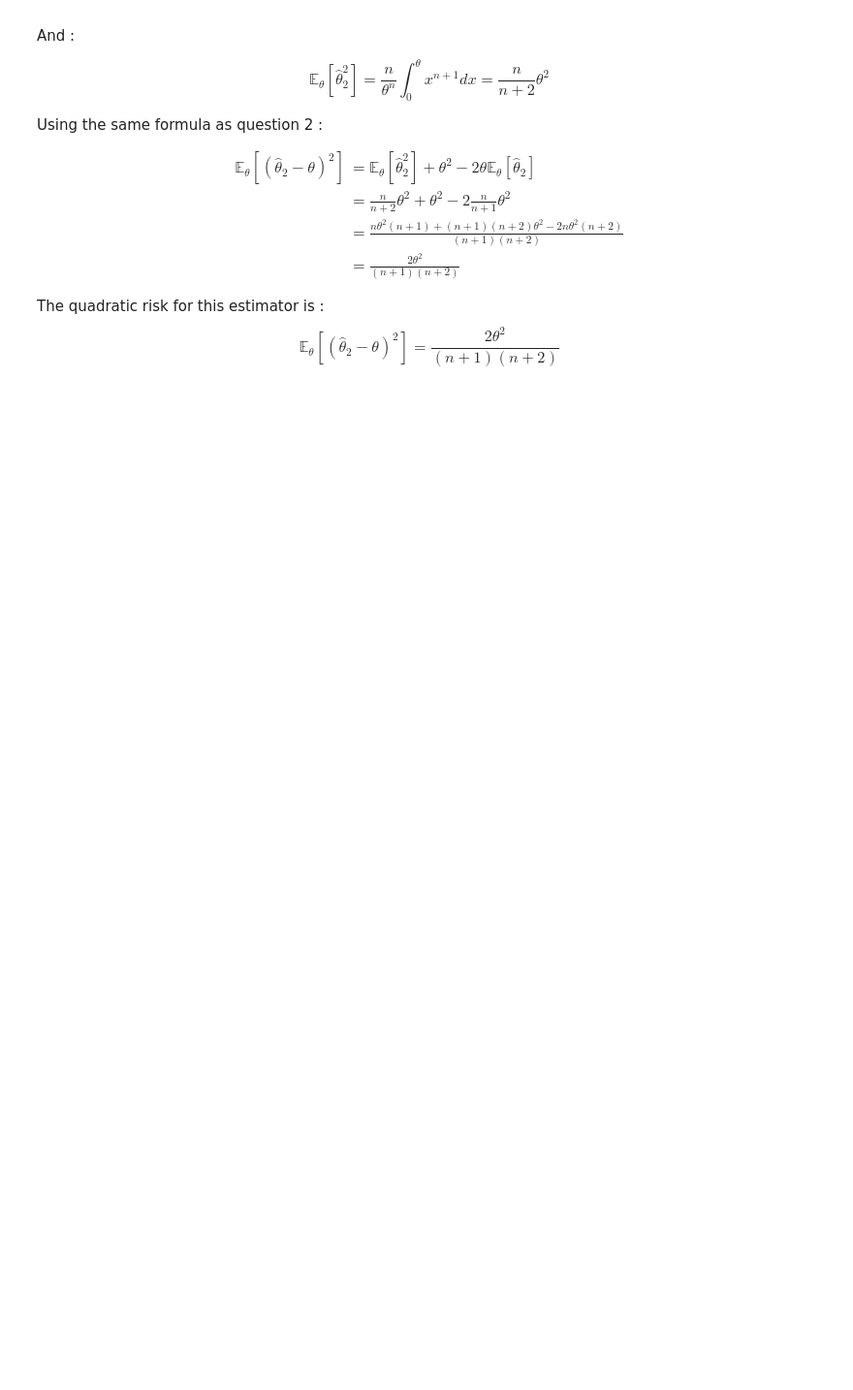
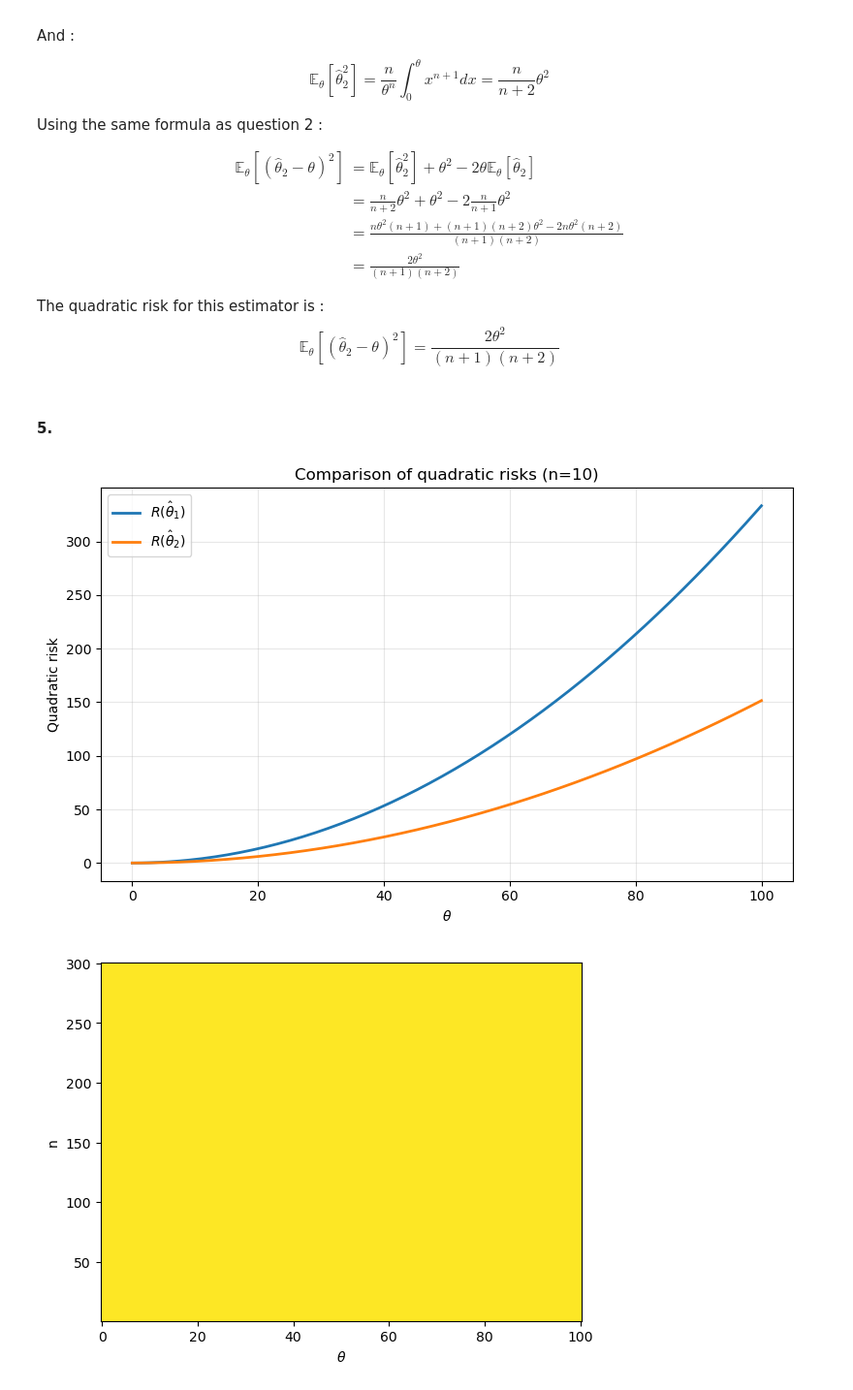
Before and after one commit to noahtournier/Computational-Statistics-MVA, a Jupyter notebook: TP1/EX1.ipynb, the cells around one changed output. Shown at 97% size. Drawn from its saved outputs; the diff is of its cells as text; code cells hidden in the pictures; blank space fills up the shorter version.

```diff
--- a/TP1/EX1.ipynb
+++ b/TP1/EX1.ipynb
@@ -141,3 +141,52 @@ $$
 
 The quadratic risk for this estimator is :
 $$\mathbb{E}_\theta[(\hat\theta_2-\theta)^2] = \boxed{\frac{2\theta^2}{(n+1)(n+2)}}$$
+# %% [markdown]
+#### 5.
+# %%
+import numpy as np
+import matplotlib.pyplot as plt
+
+def risk_theta1(theta, n):
+    return theta**2/(3*n)
+
+def risk_theta2(theta, n):
+    return 2*theta**2/((n+1)*(n+2))
+
+def compare_estimators(n_fixed=10, theta_max=100, n_max=300):
+
+    theta = np.linspace(0.01, theta_max, 200)
+    n = np.arange(1, n_max + 1)
+
+    risk_1 = risk_theta1(theta, n_fixed)
+    risk_2 = risk_theta2(theta, n_fixed)
+
+    plt.figure(figsize=(8, 5))
+    plt.plot(theta, risk_1, label=r'$R(\hat{\theta}_1)$', linewidth=2)
+    plt.plot(theta, risk_2, label=r'$R(\hat{\theta}_2)$', linewidth=2)
+
+    plt.xlabel(r'$\theta$')
+    plt.ylabel('Quadratic risk')
+    plt.title(f'Comparison of quadratic risks (n={n_fixed})')
+    plt.legend()
+    plt.grid(alpha=0.3)
+    plt.tight_layout()
+    plt.show()
+
+    THETA, N = np.meshgrid(theta, n)
+
+    risk_1_map = THETA**2 / (3 * N)
+    risk_2_map = 2 * THETA**2 / ((N + 1) * (N + 2))
+    better = np.where(risk_1_map < risk_2_map, 1, 2)
+
+    plt.figure()
+    plt.pcolormesh(THETA, N, better, vmin=1, vmax=2)
+    plt.xlabel(r'$\theta$')
+    plt.ylabel('n')
+    plt.clim(1, 2)
+    plt.show()
+
+compare_estimators()
+# %% [output]
+[figure, added]
+[figure, added]
```
Also changed, not shown: parts of 1 cell of this notebook.
